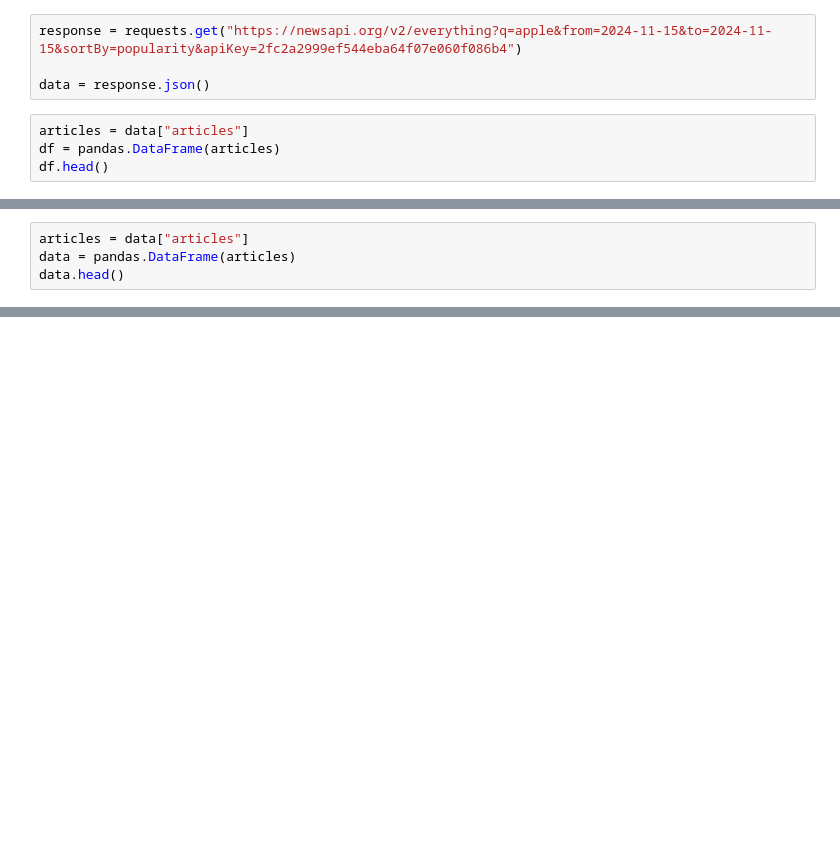
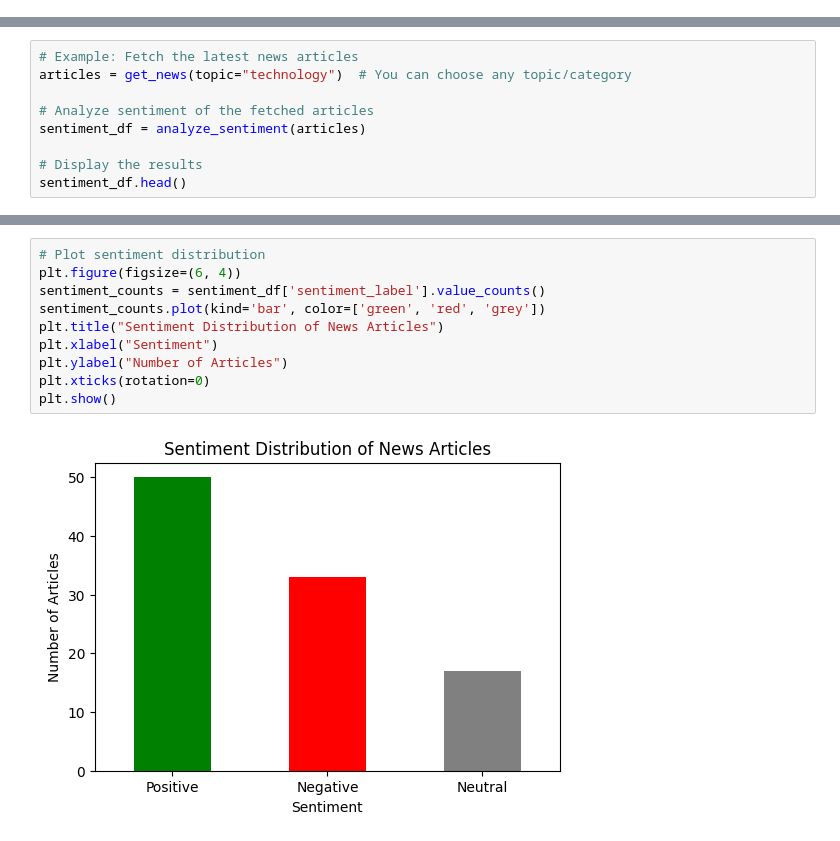
Before and after one commit to danishpinjari/ArticlePulse, a Jupyter notebook: news.ipynb, the cells around one changed output, grey strips where cells are left out. Drawn from its saved outputs; the diff is of its cells as text; blank space fills up the shorter version.

Commit message:
Updated directory with the latest changes

```diff
--- a/news.ipynb
+++ b/news.ipynb
@@ -6,8 +0,0 @@ import numpy as np
-# %%
-response = requests.get("https://newsapi.org/v2/everything?q=apple&from=2024-11-15&to=2024-11-15&sortBy=popularity&apiKey=2fc2a2999ef544eba64f07e060f086b4")
-
-data = response.json()
-# %%
-articles = data["articles"]
-df = pandas.DataFrame(articles)
-df.head()
@@ -74,4 +0,0 @@ def fetch_news(country="us", category="business", query=""):
-# %%
-articles = data["articles"]
-data = pandas.DataFrame(articles)
-data.head()
@@ -114,0 +189,9 @@ dtype: int64
+# %%
+# Example: Fetch the latest news articles
+articles = get_news(topic="technology")  # You can choose any topic/category
+
+# Analyze sentiment of the fetched articles
+sentiment_df = analyze_sentiment(articles)
+
+# Display the results
+sentiment_df.head()
@@ -114,0 +205,12 @@ dtype: int64
+# %%
+# Plot sentiment distribution
+plt.figure(figsize=(6, 4))
+sentiment_counts = sentiment_df['sentiment_label'].value_counts()
+sentiment_counts.plot(kind='bar', color=['green', 'red', 'grey'])
+plt.title("Sentiment Distribution of News Articles")
+plt.xlabel("Sentiment")
+plt.ylabel("Number of Articles")
+plt.xticks(rotation=0)
+plt.show()
+# %% [output]
+[figure, added]
```
Also changed, not shown: parts of 17 cells of this notebook, 2 other files.
